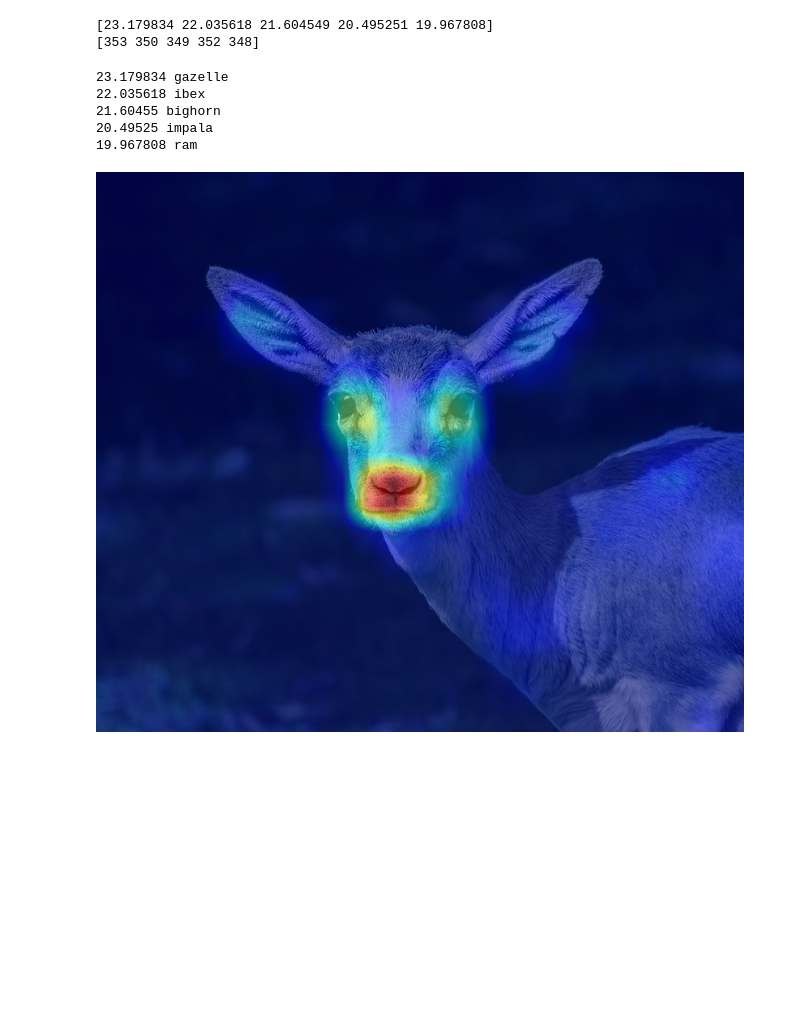
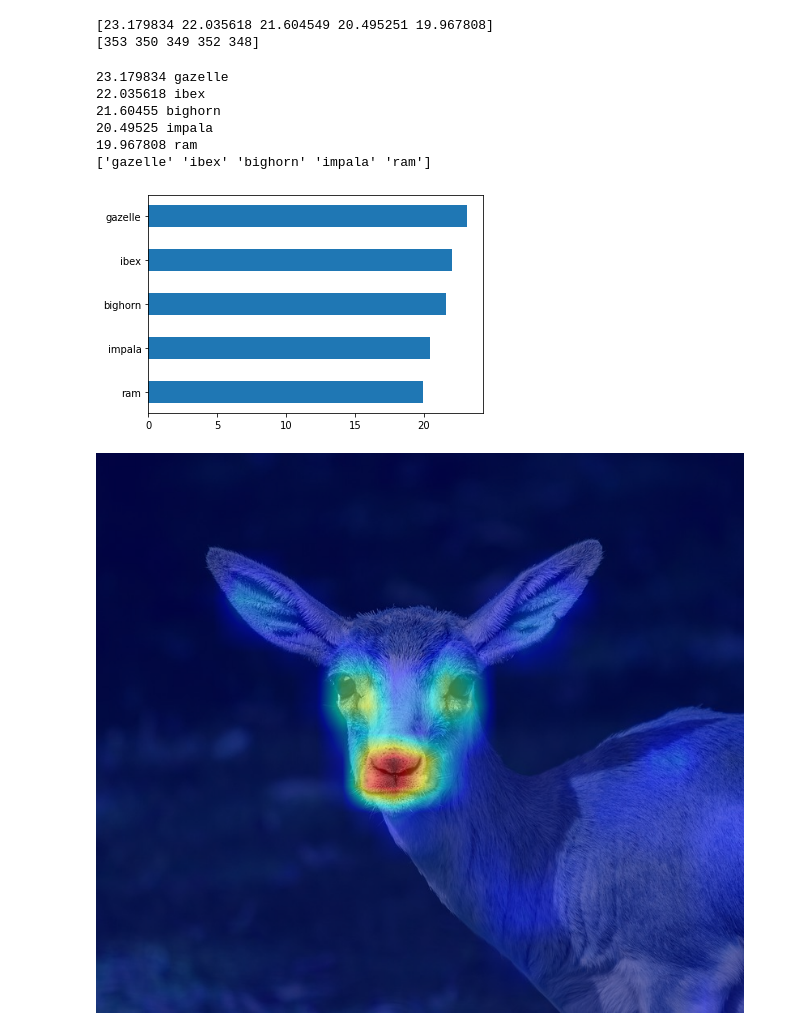
Before and after one commit to tlabarta/helpfulnessofxai, a Jupyter notebook: pytorch-vgg-gradcam.ipynb, the cells around one changed output. Drawn from its saved outputs; the diff is of its cells as text; code cells hidden in the pictures; blank space fills up the shorter version.

Commit message:
added confidence score graph

```diff
--- a/pytorch-vgg-gradcam.ipynb
+++ b/pytorch-vgg-gradcam.ipynb
@@ -80,16 +80,28 @@ import re
 with open("imagenet_class_index.json", "r") as h:
     labels = json.load(h)
 
-
+y = np.array([])
 for i in range(0,5):
     str_label = str(ind[i])
+    y = np.append(y, labels[str_label][1])
     print(tensor_array_sorted[i], labels[str_label][1])
+
+print(y)
 # %% [output]
 23.179834 gazelle
 22.035618 ibex
 21.60455 bighorn
 20.49525 impala
 19.967808 ram
+['gazelle' 'ibex' 'bighorn' 'impala' 'ram']
+# %%
+import matplotlib.pyplot as plt
+import numpy as np
+
+plt.barh(y[::-1], tensor_array_sorted[::-1], height = 0.5)
+plt.show()
+# %% [output]
+[figure, added]
 # %%
 from pytorch_grad_cam import GradCAM
 import cv2
```
